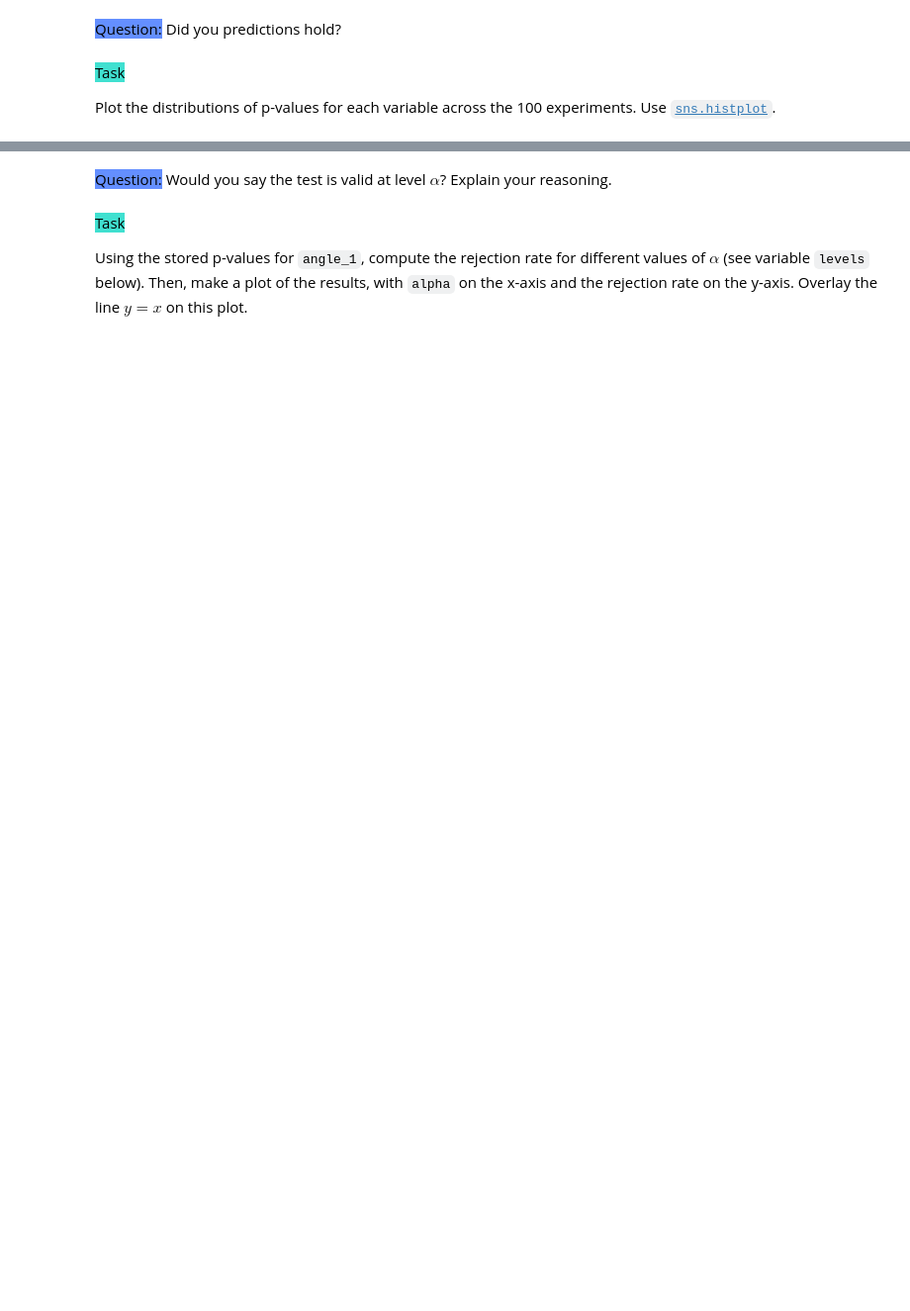
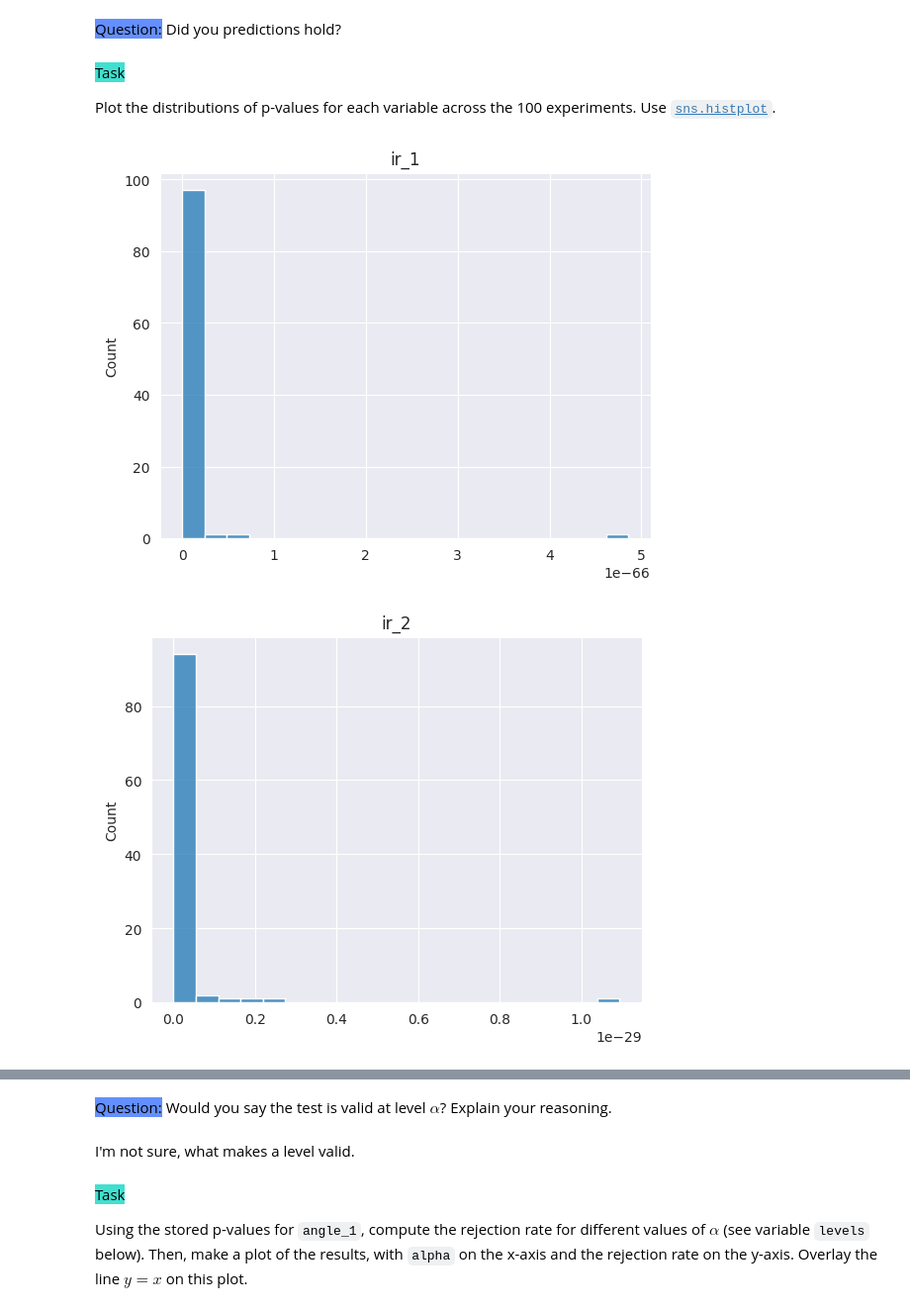
Before and after one commit to causalchamber/potsdam-25-ml-theory-to-practice, a Jupyter notebook: project_2/project_2_rcts_testing.ipynb, the cells around one changed output, grey strips where cells are left out. Shown at 99% size. Saved outputs shown, nothing was run; the diff lists cells and outputs as text; code cells hidden in the pictures; blank space fills up the shorter version.

````diff
--- a/project_2/project_2_rcts_testing.ipynb
+++ b/project_2/project_2_rcts_testing.ipynb
@@ -175,4 +346,10 @@ Compute and print the p-value resulting from comparing the treatment & control d
 ttest_ind(<control_sample>, <treatment_sample>).pvalue
 ```
 # %%
-# TODO: your code goes here
+variables = ['ir_1', 'ir_2', 'vis_2', 'ir_3', 'angle_1']
+
+control_sample = data[data['red'] == 0]
+treatment_sample = data[data['red'] == 10]
+for var in variables:
+ pvalue = ttest_ind(control_sample[var], treatment_sample[var]).pvalue
+ print(f"p-value for {var}: {pvalue:.3f}")
@@ -214,6 +411,10 @@ rng = np.random.default_rng(42)
 for k in range(100): # Outer loop for 100 experiments
     experiment = rlab.new_experiment(chamber_id = 'lt-ptdm-fu3p', config = 'standard')
     for i in range(100): # Inner measurement loop
-        # TODO: your code goes here
-        pass
+        if rng.choice([True, False]):
+            experiment.set('red', 0)
+        else:
+            experiment.set('red', 2)
+        experiment.measure(n=1)
+    experiment_ids.append(experiment.submit())
 print(repr(experiment_ids)) # Print experiment ids so you can access them at any time
@@ -220,2 +423,2 @@ print(repr(experiment_ids)) # Print experiment ids so you can access them at any
 # %%
-dataframes = wait_and_download(experiment_ids, download_dir='todo')
+dataframes = wait_and_download(experiment_ids, download_dir="./data_dir")
@@ -247,4 +500,9 @@ variables = ['ir_1', 'ir_2', 'vis_2', 'ir_3', 'angle_1']
 pvals = {var: [] for var in variables}
 level = 0.05
 
-# TODO: your code goes here
+for data in dataframes:
+    control_sample = data[data['red'] == 0]
+    treatment_sample = data[data['red'] == 2]
+    for var in variables:
+        pvals[var].append(ttest_ind(control_sample[var], treatment_sample[var]).pvalue)
+pvals
@@ -255,4 +531,9 @@ level = 0.05
 
 Plot the distributions of p-values for each variable across the 100 experiments. Use [`sns.histplot`](https://seaborn.pydata.org/generated/seaborn.histplot.html).
 # %%
-# TODO: your code goes here
+for var in variables:
+    sns.histplot(pvals[var]).set_title(var)
+    plt.show()
+# %% [output]
+[figure, added]
+[figure, added]
@@ -259,5 +543,7 @@ Plot the distributions of p-values for each variable across the 100 experiments.
 # %% [markdown]
 <mark style="background-color: #648fff;">Question:</mark> Would you say the test is valid at level $\alpha$? Explain your reasoning.
+# %% [markdown]
+I'm not sure, what makes a level valid.
 # %% [markdown]
 <mark style="background-color: #40E0D0;"> Task </mark>
 
````
Also changed, not shown: parts of 47 cells of this notebook.
